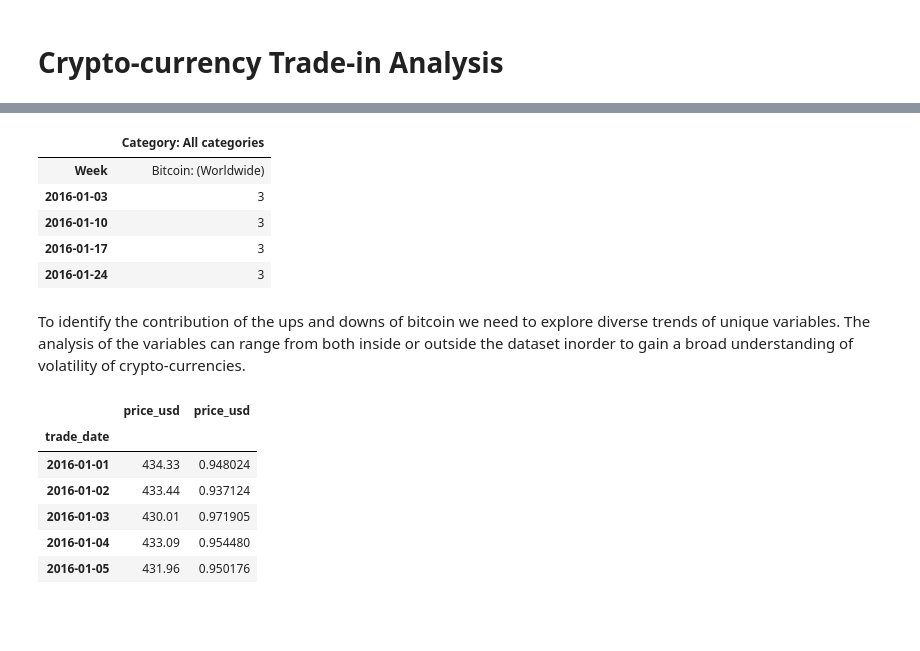
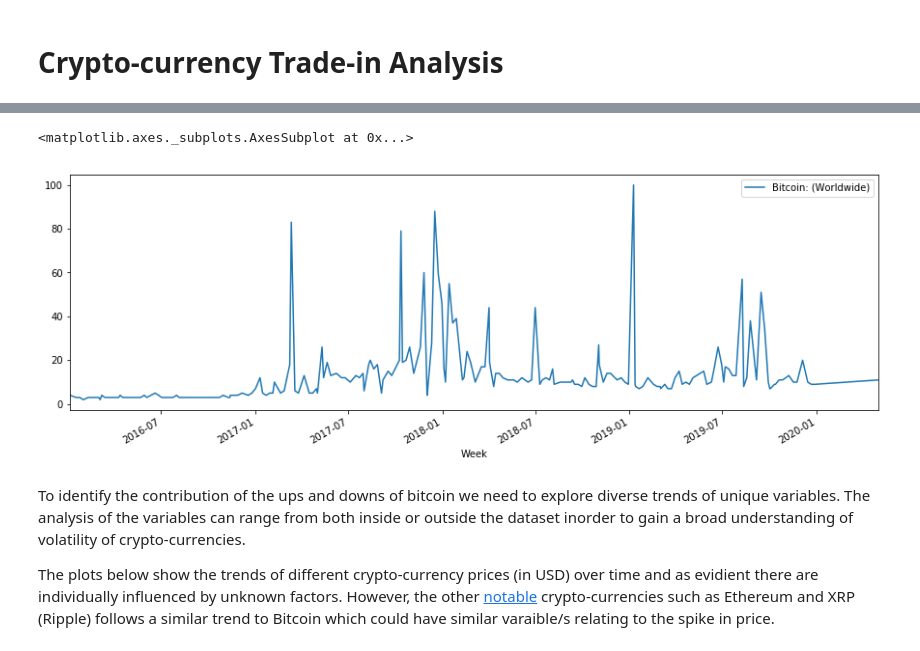
Before and after one commit to JHa568/Data-Analysis, a Jupyter notebook: 1. Crypto_trade-in/Crypto-Currency_trade-in.ipynb, the cells around one changed output, grey strips where cells are left out. Cells and saved outputs as stored; diff of their text form; code cells hidden in the pictures; blank space fills up the shorter version.

Commit message:
Updated word graphs

```diff
--- a/1. Crypto_trade-in/Crypto-Currency_trade-in.ipynb
+++ b/1. Crypto_trade-in/Crypto-Currency_trade-in.ipynb
@@ -32,27 +37,14 @@ file.head()
 # %%
 # Bitcoin Google searches
 word_searches = path + "\\Data Analysis\\1. Crypto_trade-in\\multiTimeline.csv"
 words = pd.read_csv(word_searches)
-words.head()
+words.Week = pd.to_datetime(words.Week)
+words.set_index('Week').plot(figsize=(15,5))
+#words.head()
 # %% [output]
-|  | Category: All categories |
-| Week | Bitcoin: (Worldwide) |
-| 2016-01-03 | 3 |
-| 2016-01-10 | 3 |
-| 2016-01-17 | 3 |
-| 2016-01-24 | 3 |
+<matplotlib.axes._subplots.AxesSubplot at 0x...>
+[figure, added]
 # %% [markdown]
 To identify the contribution of the ups and downs of bitcoin we need to explore diverse trends of unique variables. The analysis of the variables can range from both inside or outside the dataset inorder to gain a broad understanding of volatility of crypto-currencies.
+
+The plots below show the trends of different crypto-currency prices (in USD) over time and as evidient there are individually influenced by unknown factors. However, the other [notable](https://en.wikipedia.org/wiki/List_of_cryptocurrencies) crypto-currencies such as Ethereum and XRP (Ripple) follows a similar trend to Bitcoin which could have similar varaible/s relating to the spike in price.
-# %%
-# Trend of bitcoin between 2016 and 2020
-warnings.filterwarnings('ignore')
-prices = pd.concat([currency_array[0]['price_usd'], currency_array[1]['price_usd']], axis=1).reindex(currency_array[0].index)
-prices.head()
-# %% [output]
-|  | price_usd | price_usd |
-| trade_date |  |  |
-| 2016-01-01 | 434.33 | 0.948024 |
-| 2016-01-02 | 433.44 | 0.937124 |
-| 2016-01-03 | 430.01 | 0.971905 |
-| 2016-01-04 | 433.09 | 0.954480 |
-| 2016-01-05 | 431.96 | 0.950176 |
```
Also changed, not shown: parts of 7 cells of this notebook, 1 other file.
